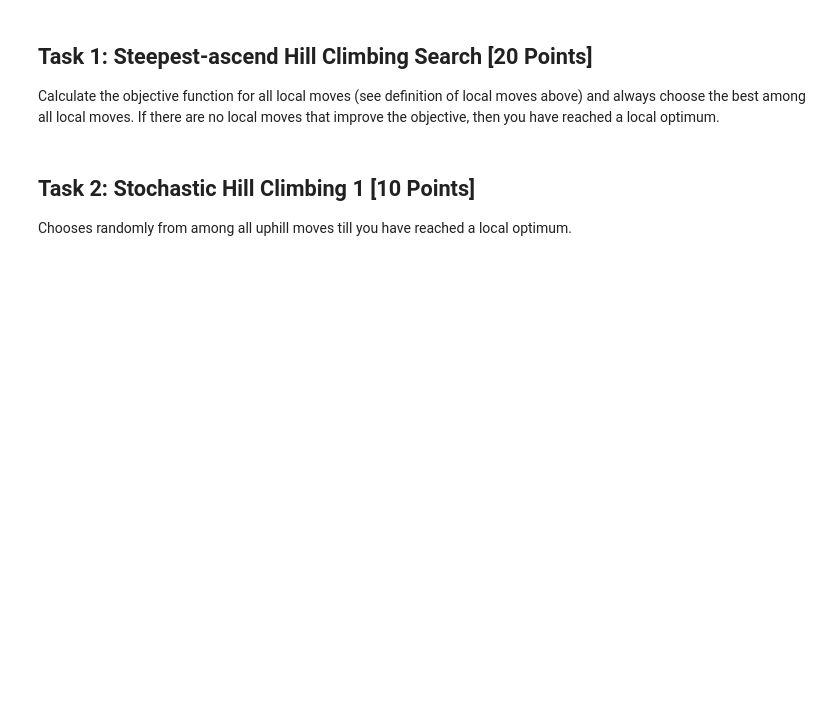
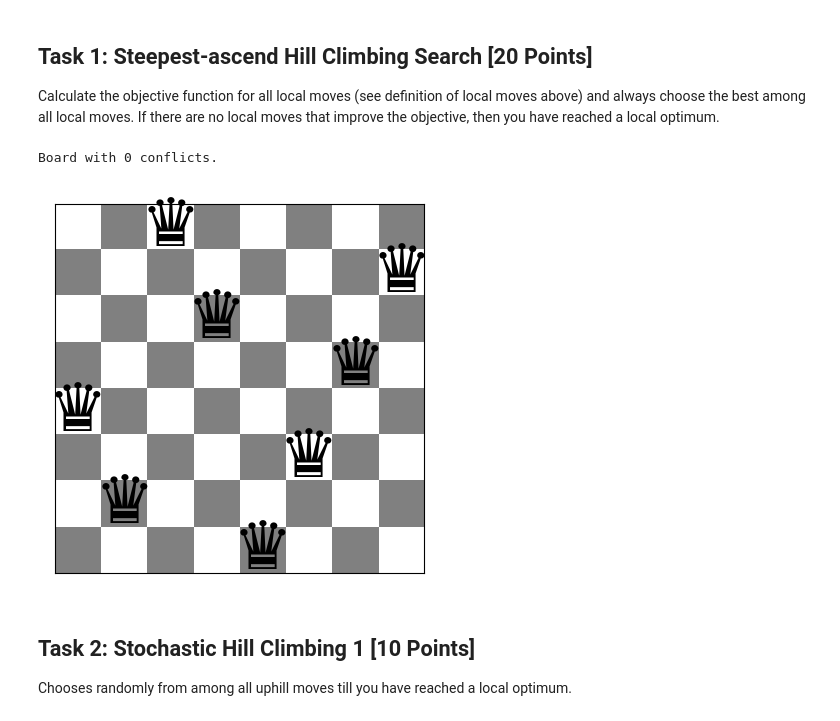
Before and after one commit to perhanjay/dibuat_cerdas, a Jupyter notebook: Week 6/Tugas/P5_1__n_queens.ipynb, the cells around one changed output. Cells and saved outputs as stored; diff of their text form; code cells hidden in the pictures; blank space fills up the shorter version.

```diff
--- a/Week 6/Tugas/P5_1__n_queens.ipynb
+++ b/Week 6/Tugas/P5_1__n_queens.ipynb
@@ -136,3 +175,23 @@ Calculate the objective function for all local moves (see definition of local mo
+# %%
+#Function test for 100 iteration for steepest_ascend_hill_climbing_search
+def function_test_trial(board_size, n = 100):
+    testing_board = random_board(board_size)
+    best_board = testing_board
+    min_conflict = conflicts(testing_board)
+    i = 0
+    while(i < n):
+        testing_board, new_conflicts = steepest_ascend_hill_climbing_search(testing_board)
+        if new_conflicts < min_conflict:
+            min_conflict = new_conflicts
+            best_board = testing_board
+        i += 1
+
+    show_board(best_board)
+
+function_test_trial(8)
+# %% [output]
+Board with 0 conflicts.
+[figure, added]
 # %% [markdown]
 ## Task 2: Stochastic Hill Climbing 1 [10 Points]
 
```
Also changed, not shown: parts of 17 cells of this notebook.
